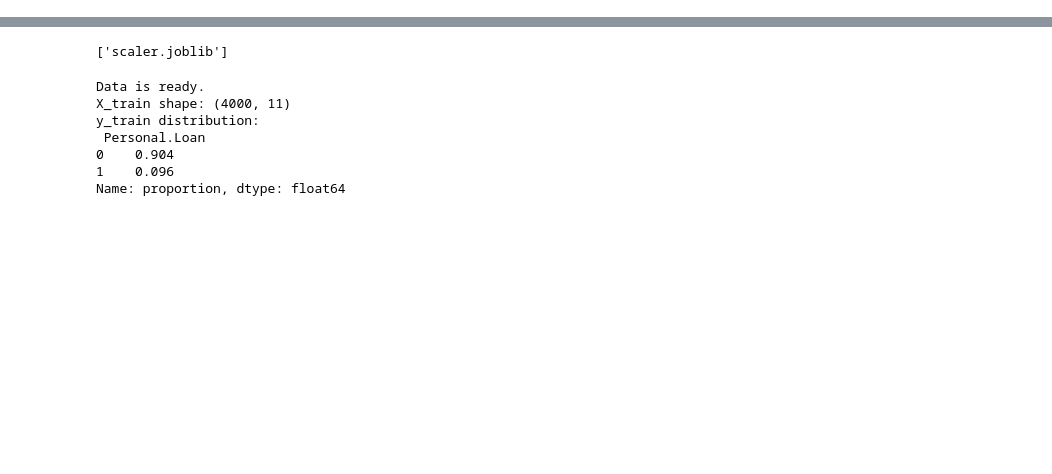
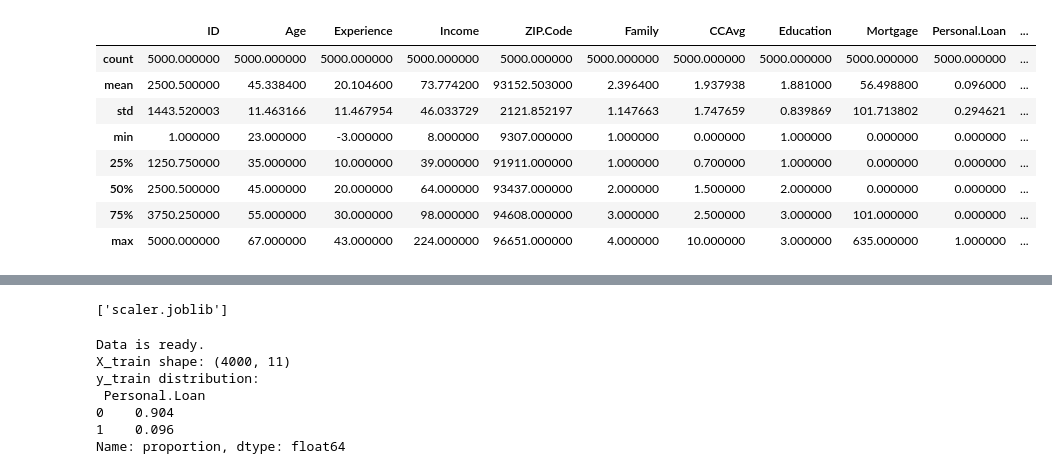
Before and after one commit to Nchan8120/BankLoanApproval, a Jupyter notebook: BankLoanModel.ipynb, the cells around one changed output, grey strips where cells are left out. Cells and saved outputs as stored; diff of their text form; code cells hidden in the pictures; blank space fills up the shorter version.

```diff
--- a/BankLoanModel.ipynb
+++ b/BankLoanModel.ipynb
@@ -0,0 +20,12 @@
+# %%
+df.describe()
+# %% [output]
+|  | ID | Age | Experience | Income | ZIP.Code | Family | CCAvg | Education | Mortgage | Personal.Loan | ... |
+| count | 5000.000000 | 5000.000000 | 5000.000000 | 5000.000000 | 5000.000000 | 5000.000000 | 5000.000000 | 5000.000000 | 5000.000000 | 5000.000000 | ... |
+| mean | 2500.500000 | 45.338400 | 20.104600 | 73.774200 | 93152.503000 | 2.396400 | 1.937938 | 1.881000 | 56.498800 | 0.096000 | ... |
+| std | 1443.520003 | 11.463166 | 11.467954 | 46.033729 | 2121.852197 | 1.147663 | 1.747659 | 0.839869 | 101.713802 | 0.294621 | ... |
+| min | 1.000000 | 23.000000 | -3.000000 | 8.000000 | 9307.000000 | 1.000000 | 0.000000 | 1.000000 | 0.000000 | 0.000000 | ... |
+| 25% | 1250.750000 | 35.000000 | 10.000000 | 39.000000 | 91911.000000 | 1.000000 | 0.700000 | 1.000000 | 0.000000 | 0.000000 | ... |
+| 50% | 2500.500000 | 45.000000 | 20.000000 | 64.000000 | 93437.000000 | 2.000000 | 1.500000 | 2.000000 | 0.000000 | 0.000000 | ... |
+| 75% | 3750.250000 | 55.000000 | 30.000000 | 98.000000 | 94608.000000 | 3.000000 | 2.500000 | 3.000000 | 101.000000 | 0.000000 | ... |
+| max | 5000.000000 | 67.000000 | 43.000000 | 224.000000 | 96651.000000 | 4.000000 | 10.000000 | 3.000000 | 635.000000 | 1.000000 | ... |
```
Also changed, not shown: parts of 14 cells of this notebook, 1 other file.
